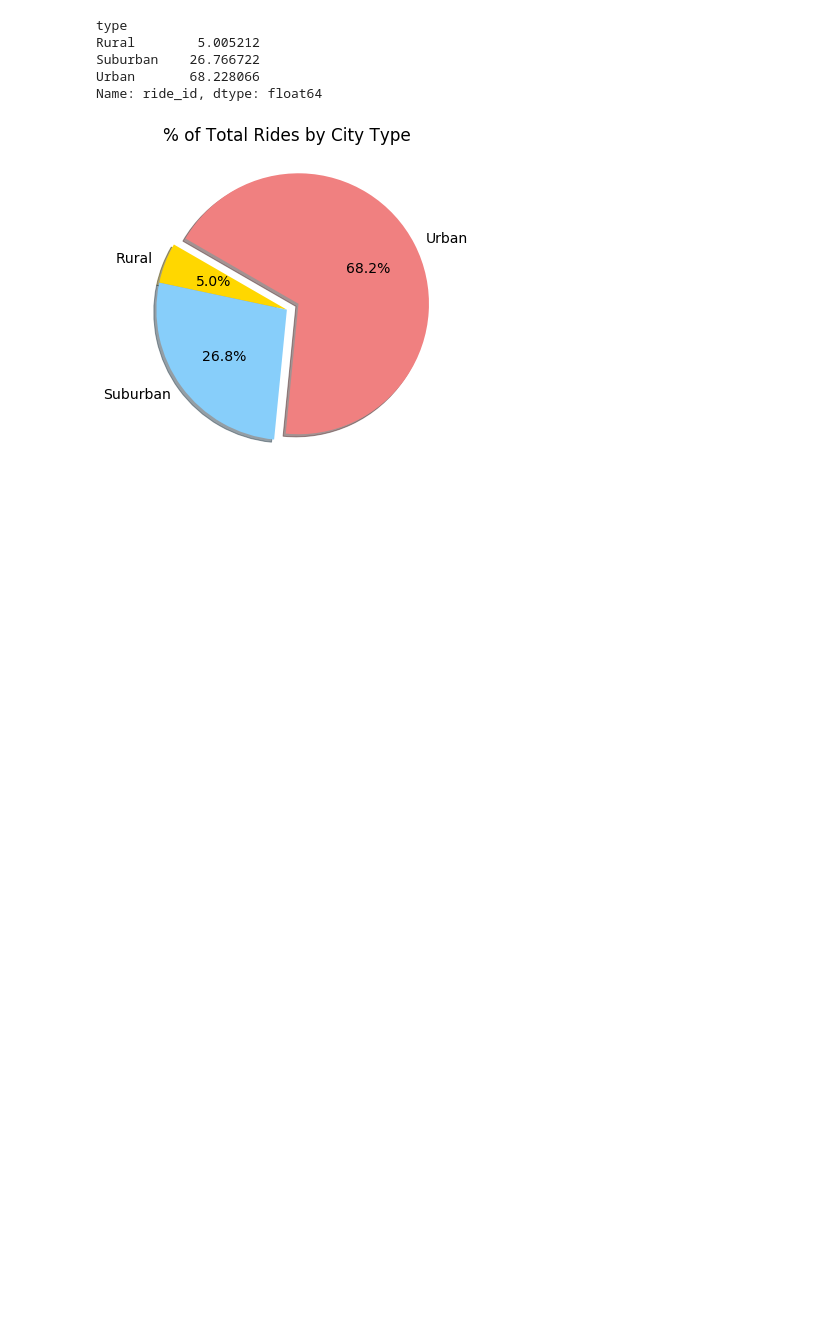
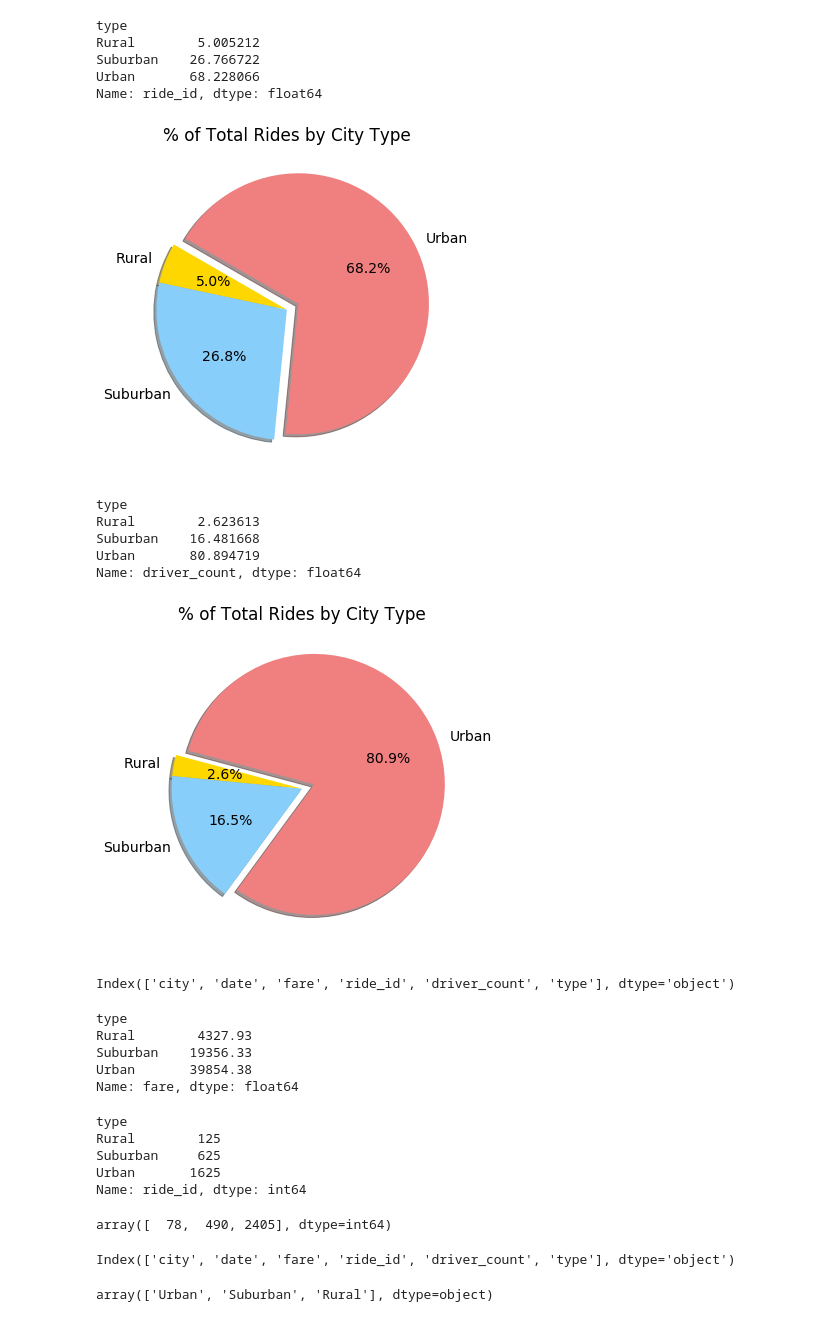
Before and after one commit to GirijaJoshi/PyBer_Analysis, a Jupyter notebook: PyBer.ipynb, the cells around one changed output. Drawn from its saved outputs; the diff is of its cells as text; code cells hidden in the pictures; blank space fills up the shorter version.

```diff
--- a/PyBer.ipynb
+++ b/PyBer.ipynb
@@ -1151,5 +1160,34 @@ plt.show()
 [figure]
 # %%
 # Calculate the percentage of driver for each city type.
-ride_percents = 100 * pyber_data_df.groupby(['type']).sum()['ride_id'] / pyber_data_df['ride_id'].sum()
-ride_percents
+driver_percents = 100 * city_data_df.groupby(['type']).sum()['driver_count'] / city_data_df['driver_count'].sum()
+driver_percents
+# %% [output]
+type
+Rural        2.623613
+Suburban    16.481668
+Urban       80.894719
+Name: driver_count, dtype: float64
+# %%
+# Build percentage of rides by city type pie chart.
+plt.subplots(figsize=(10, 6))
+plt.pie(driver_percents,
+    labels=["Rural", "Suburban", "Urban"],
+    colors=["gold", "lightskyblue", "lightcoral"],
+    explode=[0, 0, 0.1],
+    autopct='%1.1f%%',
+    shadow=True, startangle=165)
+plt.title("% of Total Rides by City Type")
+# Change the default font size from 10 to 14.
+mpl.rcParams['font.size'] = 14
+# Save Figure
+file_name = os.path.join(".", "analysis", "Fig7.png")
+plt.savefig(file_name)
+# Show Figure
+plt.show()
+# %% [output]
+[figure, added]
+# %%
+pyber_data_df.columns
+# %% [output]
+Index(['city', 'date', 'fare', 'ride_id', 'driver_count', 'type'], dtype='object')
@@ -1155,0 +1197,37 @@ ride_percents
+# %%
+# Total fare by type
+sum_fares_by_type  = pyber_data_df.groupby(['type']).sum()['fare']
+sum_fares_by_type
+# %% [output]
+type
+Rural        4327.93
+Suburban    19356.33
+Urban       39854.38
+Name: fare, dtype: float64
+# %%
+# Total rides by type
+# print(suburban_cities_df["type"].count())
+sum_ride_by_type = pyber_data_df.groupby(['type']).count()['ride_id']
+sum_ride_by_type
+# %% [output]
+type
+Rural        125
+Suburban     625
+Urban       1625
+Name: ride_id, dtype: int64
+# %%
+# Total drivers by type
+sum_driver_by_type = city_data_df.groupby(['type']).sum()['driver_count']
+sum_driver_by_type.values
+# %% [output]
+array([  78,  490, 2405], dtype=int64)
+# %%
+
+pyber_data_df.columns
+# %% [output]
+Index(['city', 'date', 'fare', 'ride_id', 'driver_count', 'type'], dtype='object')
+# %%
+type_of_city = pyber_data_df['type'].unique()
+type_of_city
+# %% [output]
+array(['Urban', 'Suburban', 'Rural'], dtype=object)
```
Also changed, not shown: parts of 23 cells of this notebook, 2 other files.
